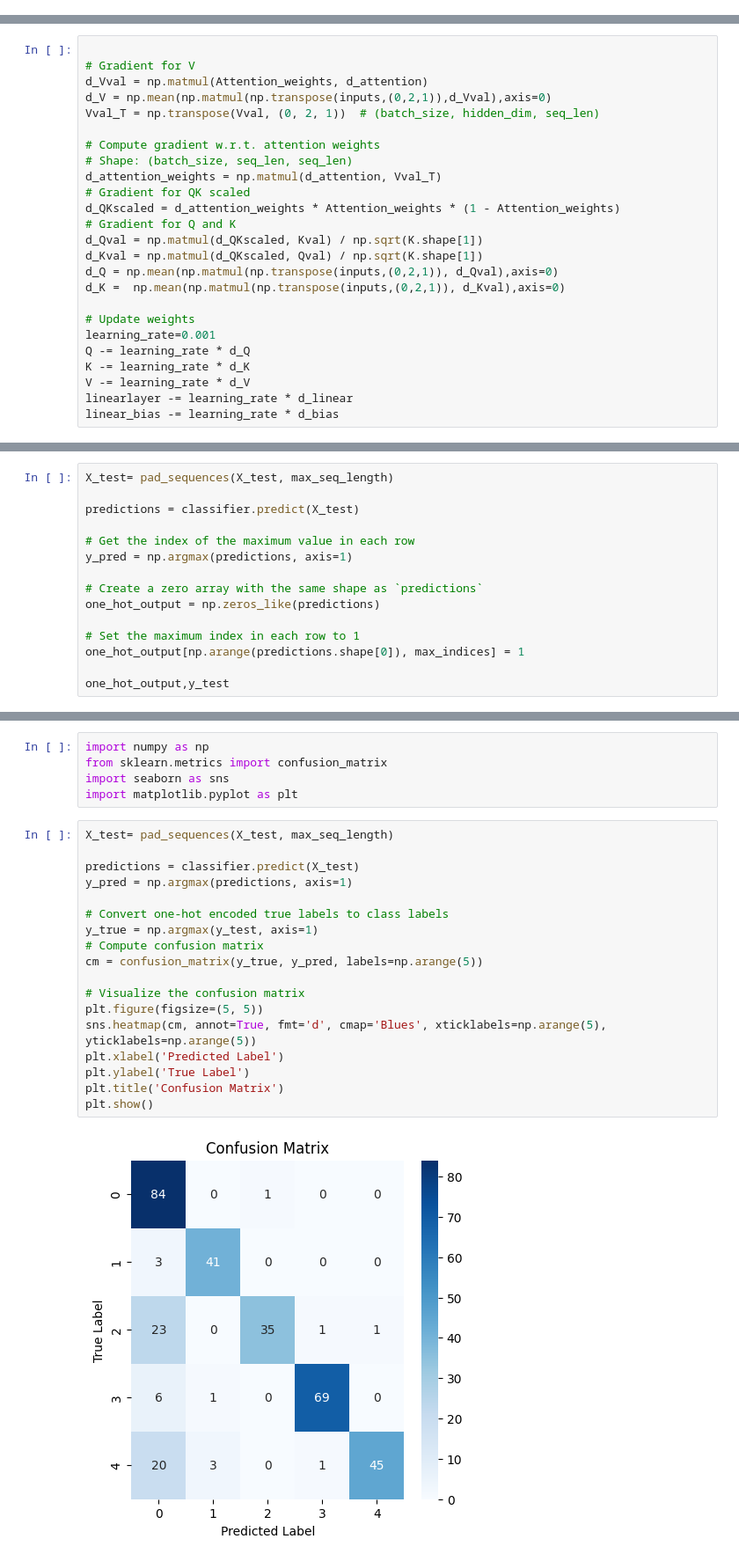
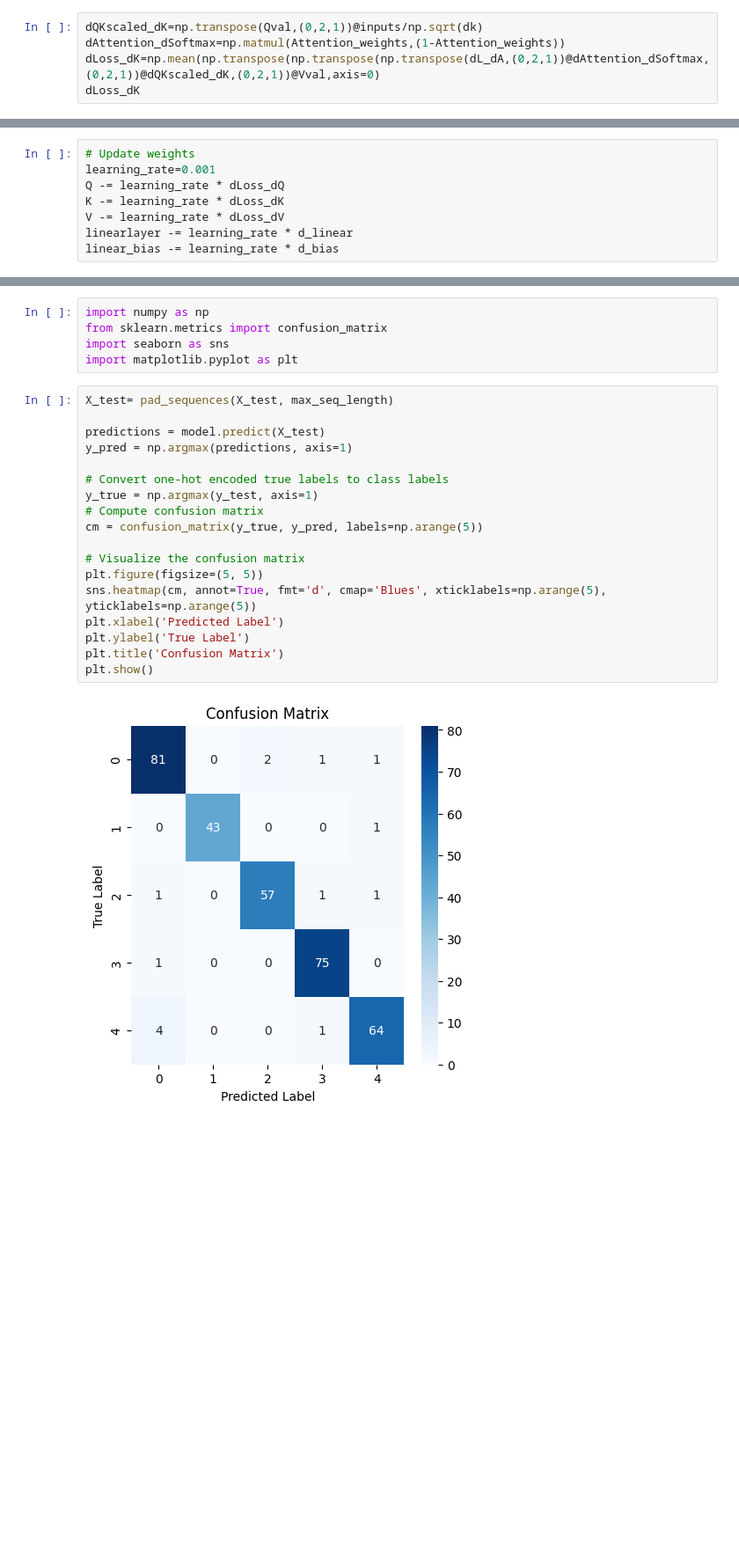
Before and after one commit to DSun91/LLMs-From-Scratch, a Jupyter notebook: TextClassifierQVKAttention.ipynb, the cells around one changed output, grey strips where cells are left out. Shown at 88% size. Saved outputs shown, nothing was run; the diff lists cells and outputs as text; blank space fills up the shorter version.

Commit message:
Single head attention classifier compleated

```diff
--- a/TextClassifierQVKAttention.ipynb
+++ b/TextClassifierQVKAttention.ipynb
@@ -599,0 +718,5 @@ class QKVAttentionClassifier:
+# %%
+dQKscaled_dK=np.transpose(Qval,(0,2,1))@inputs/np.sqrt(dk)
+dAttention_dSoftmax=np.matmul(Attention_weights,(1-Attention_weights))
+dLoss_dK=np.mean(np.transpose(np.transpose(np.transpose(dL_dA,(0,2,1))@dAttention_dSoftmax,(0,2,1))@dQKscaled_dK,(0,2,1))@Vval,axis=0)
+dLoss_dK
@@ -600,25 +782,8 @@ class QKVAttentionClassifier:
 # %%
-
-# Gradient for V
-d_Vval = np.matmul(Attention_weights, d_attention)
-d_V = np.mean(np.matmul(np.transpose(inputs,(0,2,1)),d_Vval),axis=0)
-Vval_T = np.transpose(Vval, (0, 2, 1))  # (batch_size, hidden_dim, seq_len)
-
-# Compute gradient w.r.t. attention weights
-# Shape: (batch_size, seq_len, seq_len)
-d_attention_weights = np.matmul(d_attention, Vval_T)
-# Gradient for QK scaled
-d_QKscaled = d_attention_weights * Attention_weights * (1 - Attention_weights)
-# Gradient for Q and K
-d_Qval = np.matmul(d_QKscaled, Kval) / np.sqrt(K.shape[1])
-d_Kval = np.matmul(d_QKscaled, Qval) / np.sqrt(K.shape[1])
-d_Q = np.mean(np.matmul(np.transpose(inputs,(0,2,1)), d_Qval),axis=0)
-d_K =  np.mean(np.matmul(np.transpose(inputs,(0,2,1)), d_Kval),axis=0)
-
 # Update weights
 learning_rate=0.001
-Q -= learning_rate * d_Q
-K -= learning_rate * d_K
-V -= learning_rate * d_V
+Q -= learning_rate * dLoss_dQ
+K -= learning_rate * dLoss_dK
+V -= learning_rate * dLoss_dV
 linearlayer -= learning_rate * d_linear
 linear_bias -= learning_rate * d_bias
@@ -870,18 +1189,3 @@ KeyboardInterrupt:
 X_train_padded.shape[1]
 # %% [output]
 70
-# %%
-X_test= pad_sequences(X_test, max_seq_length)
-
-predictions = classifier.predict(X_test)
-
-# Get the index of the maximum value in each row
-y_pred = np.argmax(predictions, axis=1)
-
-# Create a zero array with the same shape as `predictions`
-one_hot_output = np.zeros_like(predictions)
-
-# Set the maximum index in each row to 1
-one_hot_output[np.arange(predictions.shape[0]), max_indices] = 1
-
-one_hot_output,y_test
@@ -908,23 +1197,23 @@ import matplotlib.pyplot as plt
 # %%
 X_test= pad_sequences(X_test, max_seq_length)
 
-predictions = classifier.predict(X_test)
+predictions = model.predict(X_test)
 y_pred = np.argmax(predictions, axis=1)
 
 # Convert one-hot encoded true labels to class labels
 y_true = np.argmax(y_test, axis=1)
 # Compute confusion matrix
 cm = confusion_matrix(y_true, y_pred, labels=np.arange(5))
 
 # Visualize the confusion matrix
 plt.figure(figsize=(5, 5))
 sns.heatmap(cm, annot=True, fmt='d', cmap='Blues', xticklabels=np.arange(5), yticklabels=np.arange(5))
 plt.xlabel('Predicted Label')
 plt.ylabel('True Label')
 plt.title('Confusion Matrix')
 plt.show()
 # %% [output]
-[figure, old version]
+[figure, new version]
 # %%
 X_test= pad_sequences(X_test, max_seq_length)
 
```
Also changed, not shown: parts of 36 cells of this notebook.
